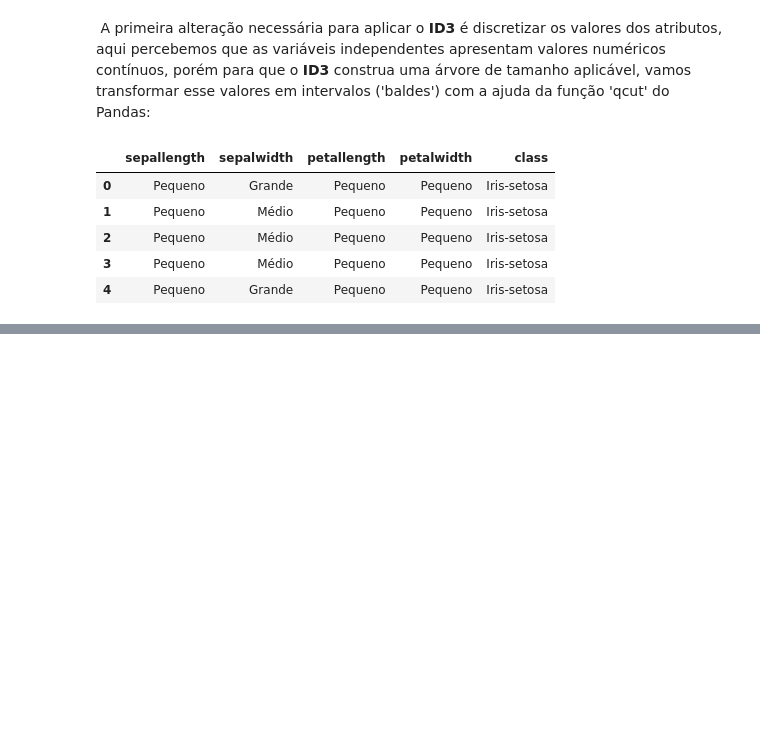
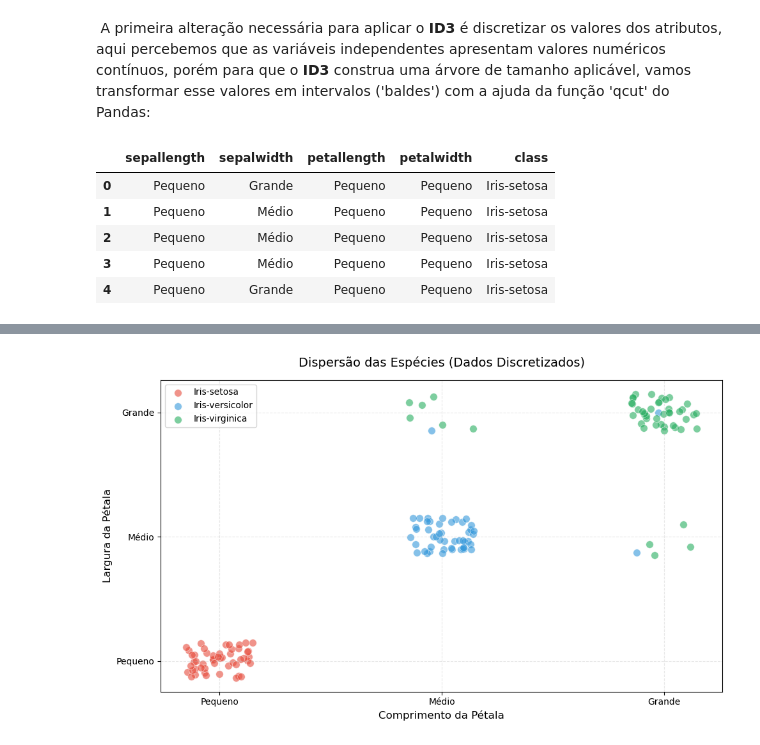
Before and after one commit to amandacalu/IA-2526-Project, a Jupyter notebook: notebooks/final_submission.ipynb, the cells around one changed output, grey strips where cells are left out. Saved outputs shown, nothing was run; the diff lists cells and outputs as text; code cells hidden in the pictures; blank space fills up the shorter version.

```diff
--- a/notebooks/final_submission.ipynb
+++ b/notebooks/final_submission.ipynb
@@ -190,0 +269,4 @@ print(json.dumps(arvore,indent=4, ensure_ascii=False))
+# %%
+pp.plot_dispersao(df_disc) #Gráfico de Dispersão - Pétalas
+# %% [output]
+[figure, added]
```
Also changed, not shown: parts of 17 cells of this notebook, 6 other files.
